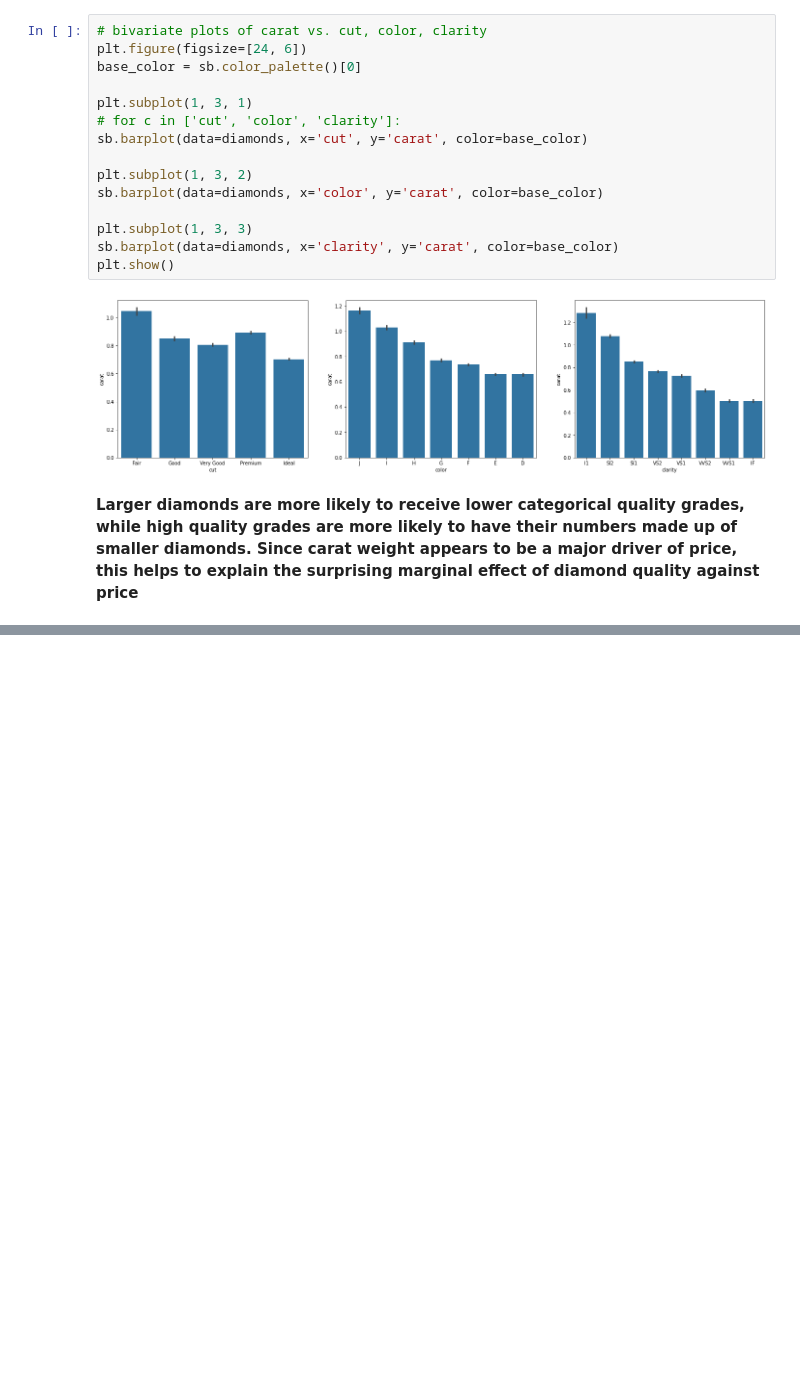
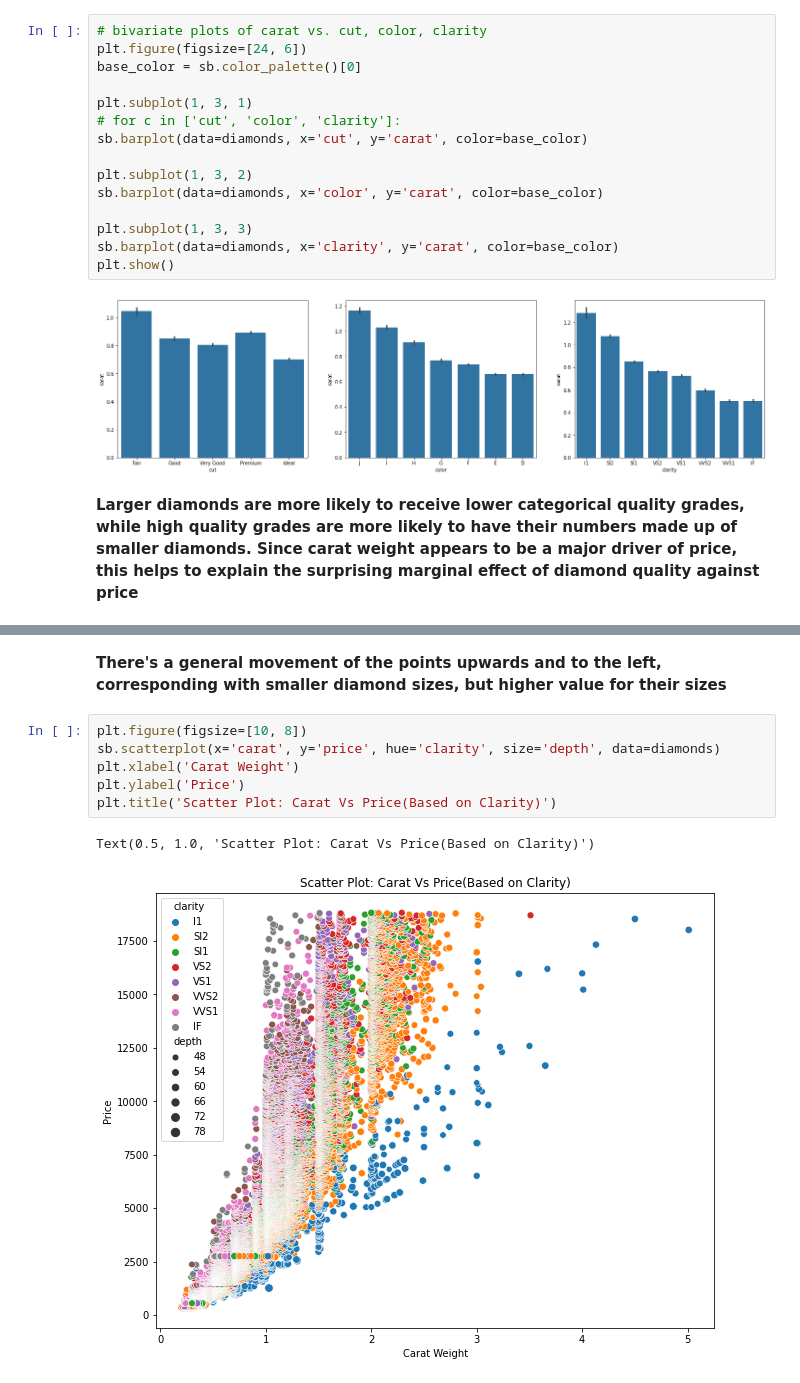
Before and after one commit to jumbamark/Diamond-Explanatory-Analysis, a Jupyter notebook: visualization_report.ipynb, the cells around one changed output, grey strips where cells are left out. Drawn from its saved outputs; the diff is of its cells as text; blank space fills up the shorter version.

```diff
--- a/visualization_report.ipynb
+++ b/visualization_report.ipynb
@@ -192,0 +213,11 @@ __Larger diamonds are more likely to receive lower categorical quality grades, w
+# %% [markdown]
+__There's a general movement of the points upwards and to the left, corresponding with smaller diamond sizes, but higher value for their sizes__
+# %%
+plt.figure(figsize=[10, 8])
+sb.scatterplot(x='carat', y='price', hue='clarity', size='depth', data=diamonds)
+plt.xlabel('Carat Weight')
+plt.ylabel('Price')
+plt.title('Scatter Plot: Carat Vs Price(Based on Clarity)')
+# %% [output]
+Text(0.5, 1.0, 'Scatter Plot: Carat Vs Price(Based on Clarity)')
+[figure, added]
```
Also changed, not shown: parts of 8 cells of this notebook.
